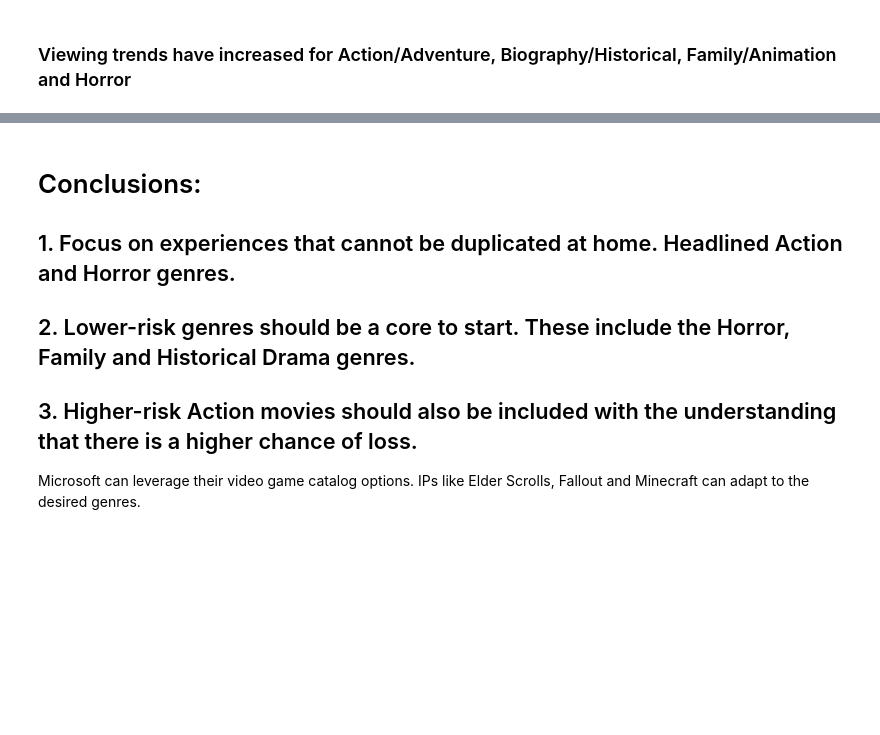
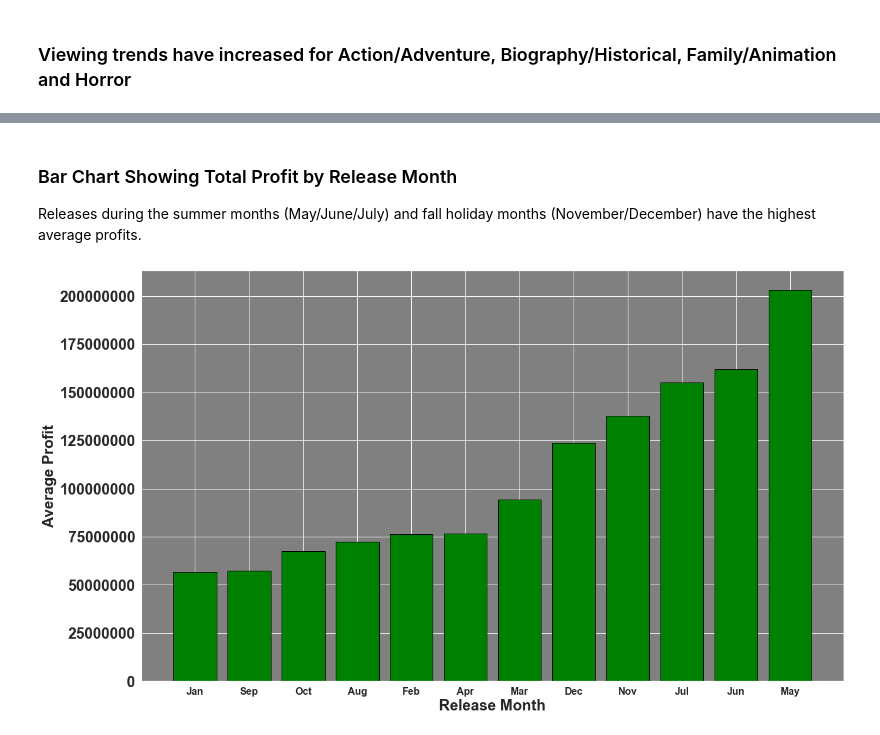
Before and after one commit to manotee/dsc-phase-1-project-v2-4, a Jupyter notebook: student.ipynb, the cells around one changed output, grey strips where cells are left out. Drawn from its saved outputs; the diff is of its cells as text; code cells hidden in the pictures; blank space fills up the shorter version.

```diff
--- a/student.ipynb
+++ b/student.ipynb
@@ -28,9 +28,10 @@ import matplotlib.pyplot as plt
 This dataset was chosen for the inclusion of budget and revenue data. Info of this dataset is shown for reference.
 # %%
 tn_df = pd.read_csv('zippedData/tn.movie_budgets.csv.gz')
+monthly_df = pd.read_csv('zippedData/tn.movie_budgets.csv.gz')
 
 tn_df.info()
-tn_df.head()
+monthly_df.info()
 # %% [output]
 <class 'pandas.core.frame.DataFrame'>
 RangeIndex: 5782 entries, 0 to 5781
@@ -98,3 +99,23 @@ memory usage: 69.8+ KB
 | 3 | 4 | 2015 | Avengers: Age of Ultron | 330600000.0 | $459,005,868 | 1.403014e+09 | 1.072414e+09 |
 | 4 | 5 | 2017 | Star Wars Ep. VIII: The Last Jedi | 317000000.0 | $620,181,382 | 1.316722e+09 | 9.997217e+08 |
 | 5 | 6 | 2015 | Star Wars Ep. VII: The Force Awakens | 306000000.0 | $936,662,225 | 2.053311e+09 | 1.747311e+09 |
+# %%
+
+
+#Convert worldwide gross data from strings to floats
+monthly_df['worldwide_gross'] = monthly_df['worldwide_gross'].str.replace('$', '')
+monthly_df['worldwide_gross'] = monthly_df['worldwide_gross'].str.replace(',', '').astype(float)
+
+#Convert production budget data from strings to floats
+monthly_df['production_budget'] = monthly_df['production_budget'].str.replace('$', '')
+monthly_df['production_budget'] = monthly_df['production_budget'].str.replace(',', '').astype(float)
+
+#Convert release date data to months
+monthly_df['release_date'] = monthly_df['release_date'].str[0:3:1]
+
+monthly_df['profit'] = monthly_df['worldwide_gross'] - monthly_df['production_budget']
+
+monthly_df = monthly_df[monthly_df['worldwide_gross'] > 20000000]
+
+monthly_df.info()
+monthly_df.head()
@@ -367,10 +399,25 @@ plt.savefig('viewing_trends')
-# %% [markdown]
-# Conclusions:
-
-## 1. Focus on experiences that cannot be duplicated at home. Headlined Action and Horror genres.
-
-## 2. Lower-risk genres should be a core to start. These include the Horror, Family and Historical Drama genres.
-
-## 3. Higher-risk Action movies should also be included with the understanding that there is a higher chance of loss.
-
-Microsoft can leverage their video game catalog options. IPs like Elder Scrolls, Fallout and Minecraft can adapt to the desired genres.
+# %% [markdown]
+### Bar Chart Showing Total Profit by Release Month
+
+Releases during the summer months (May/June/July) and fall holiday months (November/December)
+have the highest average profits.
+# %%
+bymonth = monthly_df.groupby(['release_date']).mean()
+
+bymonth = bymonth.sort_values(by=['profit'])
+
+x = bymonth.index  #Month groups
+y = bymonth['profit'] #Avergage profit
+
+fig,ax = plt.subplots(figsize=(20, 12),facecolor='white')
+ax.set_facecolor('gray')
+
+plt.ticklabel_format(style='plain', useOffset=False, axis='y')
+plt.bar(x,y,edgecolor= 'black', color= 'green')
+plt.ylabel('Average Profit', fontweight= 'bold', fontsize= 24)
+plt.xlabel('Release Month', fontweight= 'bold', fontsize= 24)
+
+plt.yticks(fontweight= 'bold', fontsize= 24)
+plt.xticks(fontweight= 'bold', fontsize= 16);
+# %% [output]
+[figure, added]
```
Also changed, not shown: parts of 19 cells of this notebook, 1 other file.
